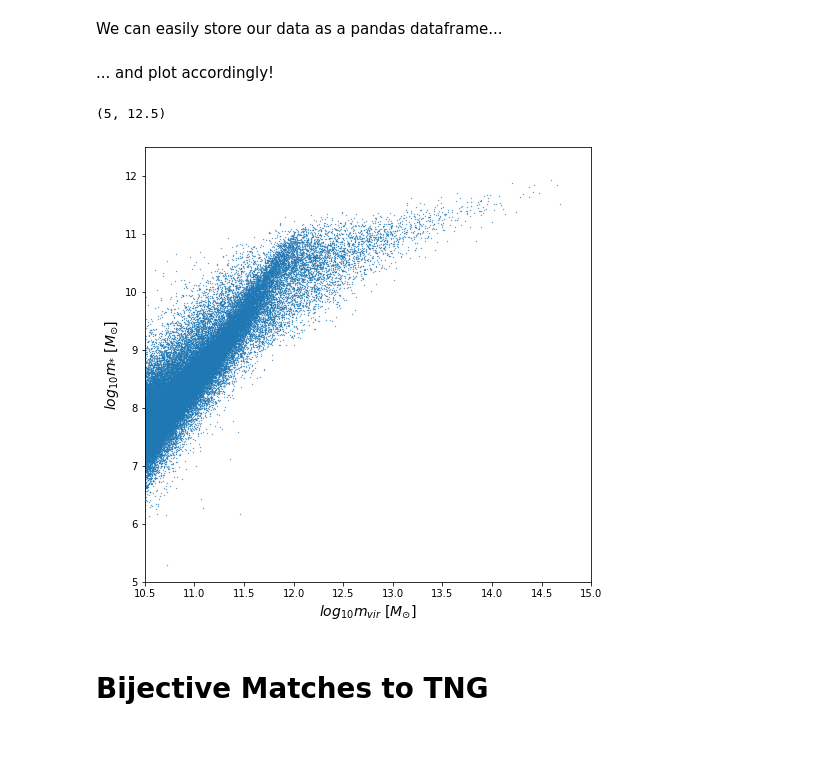
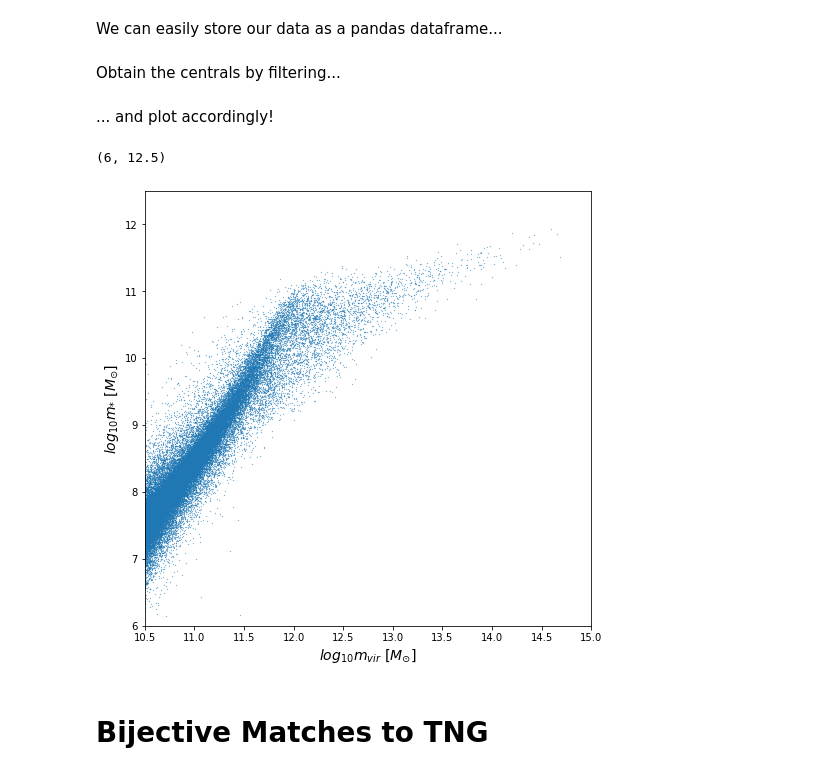
Before and after one commit to aust427/scsample, a Jupyter notebook: ilsam-testing.ipynb, the cells around one changed output. Cells and saved outputs as stored; diff of their text form; code cells hidden in the pictures; blank space fills up the shorter version.

```diff
--- a/ilsam-testing.ipynb
+++ b/ilsam-testing.ipynb
@@ -82,0 +89,5 @@ SAM_halos_99 = ilsam.groupcat.load_snapshot_halos(basePath, 99, subvolume_list,
+# %%
+SAM_subhalos_99 = ilsam.groupcat.load_snapshot_subhalos(basePath, 99, genFullSubvolumes(5),
+                                                        fields=['GalpropHaloIndex_Snapshot', 'GalpropMhalo', 'GalpropMstar', 'GalpropSatType'])
+SAM_halos_99 = ilsam.groupcat.load_snapshot_halos(basePath, 99, genFullSubvolumes(5),
+                                                  fields=['HalopropIndex_Snapshot', 'HalopropMvir', 'HalopropSubfindID_DM', 'HalopropSubfindID_FP'])
@@ -83,28 +114,40 @@ SAM_halos_99 = ilsam.groupcat.load_snapshot_halos(basePath, 99, subvolume_list,
 # %% [markdown]
 We can easily store our data as a pandas dataframe...
 # %%
-galprop = pd.DataFrame()
-galprop['haloprop-idx'] = SAM_subhalos_99['GalpropHaloIndex'] - 1
-galprop['mhalo'] = SAM_subhalos_99['GalpropMhalo']
-galprop['mstar'] = SAM_subhalos_99['GalpropMstar']
-galprop['sat_type'] = SAM_subhalos_99['GalpropSatType']
+def genGalpropDF(SAM_subhalos):
+    galprop = pd.DataFrame()
+    galprop['haloprop-idx'] = SAM_subhalos['GalpropHaloIndex_Snapshot']
+    galprop['mhalo'] = SAM_subhalos['GalpropMhalo']
+    galprop['mstar'] = SAM_subhalos['GalpropMstar']
+    galprop['sat_type'] = SAM_subhalos['GalpropSatType']
+    return galprop
 
-haloprop = pd.DataFrame()
-haloprop['idx'] = SAM_halos_99['HalopropIndex']
-haloprop['mvir'] = SAM_halos_99['HalopropMvir']
-haloprop['subfind-idx'] = SAM_halos_99['HalopropSubfindID']
+def genHalopropDF(SAM_halos):
+    haloprop = pd.DataFrame()
+    haloprop['idx'] = SAM_halos['HalopropIndex_Snapshot']
+    haloprop['mvir'] = SAM_halos['HalopropMvir']
+    haloprop['subfind-idx-FP'] = SAM_halos['HalopropSubfindID_FP']
+    haloprop['subfind-idx-DM'] = SAM_halos['HalopropSubfindID_DM']
+    return haloprop
+# %%
+galprop = genGalpropDF(SAM_subhalos_99)
+haloprop = genHalopropDF(SAM_halos_99)
+# %% [markdown]
+Obtain the centrals by filtering...
+# %%
+galprop = galprop[galprop['sat_type'] == 0]
 # %% [markdown]
 ... and plot accordingly!
 # %%
 plt.subplots(1, 1, figsize=(8, 8))
-plt.scatter(np.log10(galprop['mhalo'] * 1e9), np.log10(galprop['mstar'] * 1e9), s = 0.1)
+plt.scatter(np.log10(galprop['mhalo'] * 1e9), np.log10(galprop['mstar'] * 1e9), s = 0.05)
 plt.xlabel('$log_{10} m_{vir}$ [$M_{\odot}$]', fontsize=14)
 plt.xlim(10.5, 15)
 plt.ylabel('$log_{10} m_{*}$ [$M_{\odot}$]', fontsize=14)
-plt.ylim(5, 12.5)
+plt.ylim(6, 12.5)
 # %% [output]
-(5, 12.5)
+(6, 12.5)
-[figure, old version]
+[figure, new version]
 # %% [markdown]
 # Bijective Matches to TNG
 # %% [markdown]
```
Also changed, not shown: parts of 25 cells of this notebook, 1 other file.
